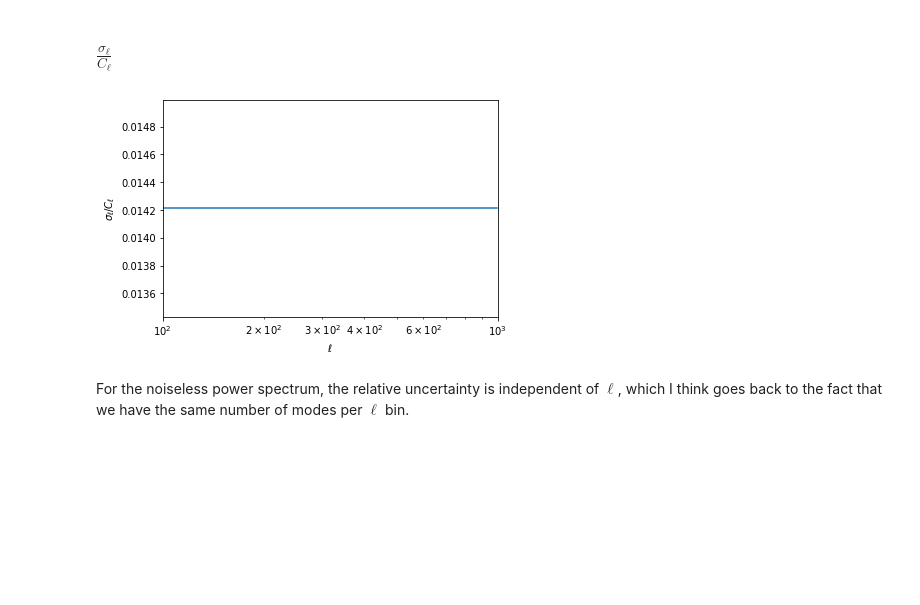
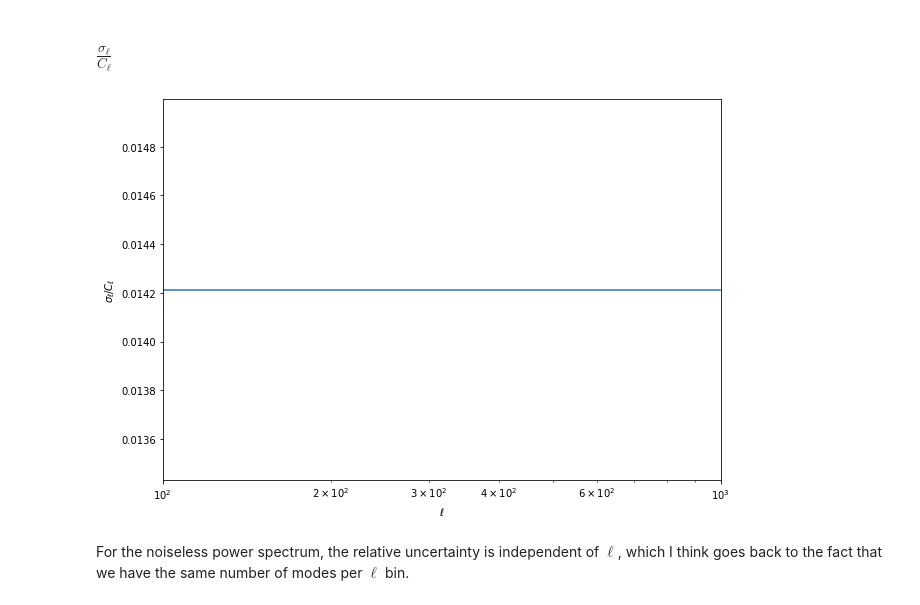
Before and after one commit to AnaCarolinaSOliveira/cross-LIM, a Jupyter notebook: test_Fisher.ipynb, the cells around one changed output. Drawn from its saved outputs; the diff is of its cells as text; code cells hidden in the pictures; blank space fills up the shorter version.

```diff
--- a/test_Fisher.ipynb
+++ b/test_Fisher.ipynb
@@ -391,16 +391,17 @@ plt.savefig('/Users/anacarolinaoliveira/Downloads/lCl_check.pdf')
 # %%
 Pauto = P2dAuto(u, u, w_bin, lBins=L, nProc=3, name='bin', save=True)
 Cl_auto = Pauto.P1h+Pauto.P2h+Pauto.Pnoise
 covMatrix = getCov(Pauto, Nmodes)
 sigmas = np.array([np.sqrt(covMatrix[i][i]) for i in range(len(covMatrix))])
+plt.figure(figsize=(10,7))
 plt.plot(L, sigmas/Cl_auto)
 plt.xscale('log')
 plt.xlim(left=100, right=1000)
 plt.xlabel(r'$\ell$')
 plt.ylabel(r'$\sigma_{\ell} / C_{\ell}$')
 plt.savefig('/Users/anacarolinaoliveira/Downloads/sigmalCl_check.pdf')
 # %% [output]
-[figure, old version]
+[figure, new version]
 # %% [markdown]
 For the noiseless power spectrum, the relative uncertainty is independent of $\ell$, which I think goes back to the fact that we have the same number of modes per $\ell$ bin.
 # %% [markdown]
```
Also changed, not shown: 2 other files.
